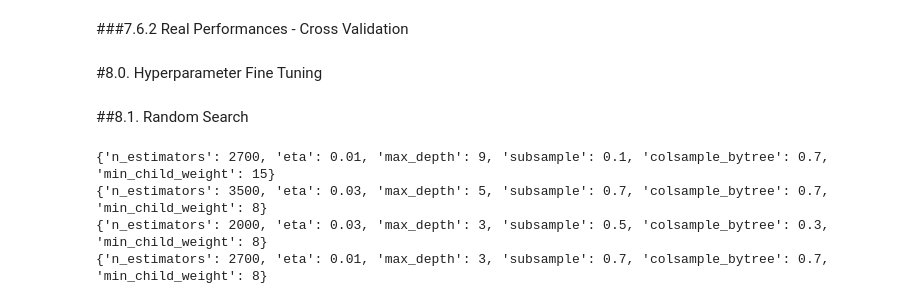
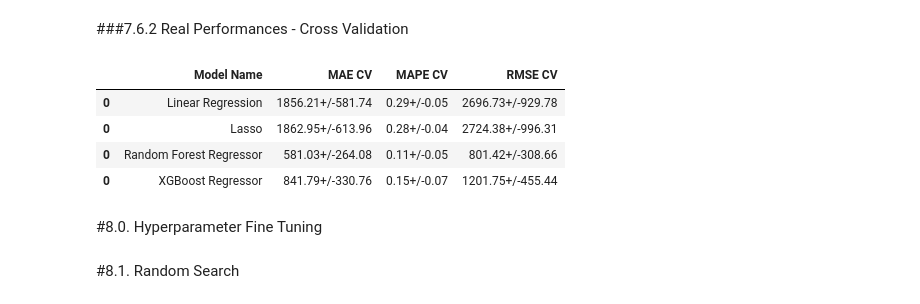
Before and after one commit to michelli-ofig/DataScience_Em_Producao, a Jupyter notebook: m08_v01_store_sales_prediction.ipynb, the cells around one changed output. Drawn from its saved outputs; the diff is of its cells as text; code cells hidden in the pictures.

```diff
--- a/m08_v01_store_sales_prediction.ipynb
+++ b/m08_v01_store_sales_prediction.ipynb
@@ -1398,10 +1480,16 @@ modelling_result.sort_values('RMSE')
 # %% [markdown]
 ###7.6.2 Real Performances - Cross Validation
 # %%
-modelling_result_cv = pd.concat([lr_result_cv, lrr_result_cv, rf_result_cv, xgb_result_cv])
+modelling_result_cv = pd.concat([lr_result_cv, ls_cv, rfr_cv,xg_cv])
 modelling_result_cv
+# %% [output]
+|  | Model Name | MAE CV | MAPE CV | RMSE CV |
+| 0 | Linear Regression | 1856.21+/-581.74 | 0.29+/-0.05 | 2696.73+/-929.78 |
+| 0 | Lasso | 1862.95+/-613.96 | 0.28+/-0.04 | 2724.38+/-996.31 |
+| 0 | Random Forest Regressor | 581.03+/-264.08 | 0.11+/-0.05 | 801.42+/-308.66 |
+| 0 | XGBoost Regressor | 841.79+/-330.76 | 0.15+/-0.07 | 1201.75+/-455.44 |
 # %% [markdown]
 #8.0. Hyperparameter Fine Tuning
 # %% [markdown]
-##8.1. Random Search
+#8.1. Random Search
 # %%
@@ -1435,27 +1524,2 @@ for i in range(MAX_EVAL):
 
 #final_result
-# %%
-final_result=pd.DataFrame()
-for i in range(MAX_EVAL):
-  #choose values for parameters randomly
-  hp= {k:random.sample(v,1)[0] for k, v in param.items()}
-  print(hp)
-
-  #model
-  model_xgb = xgb.XGBRegressor( objective= 'reg:squarederror',
-                                n_estimators=hp['n_estimators'],
-                                eta=hp['eta'],
-                                max_depth=hp['max_depth'],
-                                subsample =hp['subsample'],
-                                colsample_bytree =hp['colsample_bytree'],
-                                min_child_weight=hp['min_child_weight'] )
-  #performance
-  result = cross_validation(x_training, 5, 'XGBoost Regressor',model_xgb, verbose=False )
-  final_result = pd.concat([final_result, result])
-
-final_result
-# %% [output]
-{'n_estimators': 2700, 'eta': 0.01, 'max_depth': 9, 'subsample': 0.1, 'colsample_bytree': 0.7, 'min_child_weight': 15}
-{'n_estimators': 3500, 'eta': 0.03, 'max_depth': 5, 'subsample': 0.7, 'colsample_bytree': 0.7, 'min_child_weight': 8}
-{'n_estimators': 2000, 'eta': 0.03, 'max_depth': 3, 'subsample': 0.5, 'colsample_bytree': 0.3, 'min_child_weight': 8}
-{'n_estimators': 2700, 'eta': 0.01, 'max_depth': 3, 'subsample': 0.7, 'colsample_bytree': 0.7, 'min_child_weight': 8}
```
Also changed, not shown: parts of 62 cells of this notebook.
